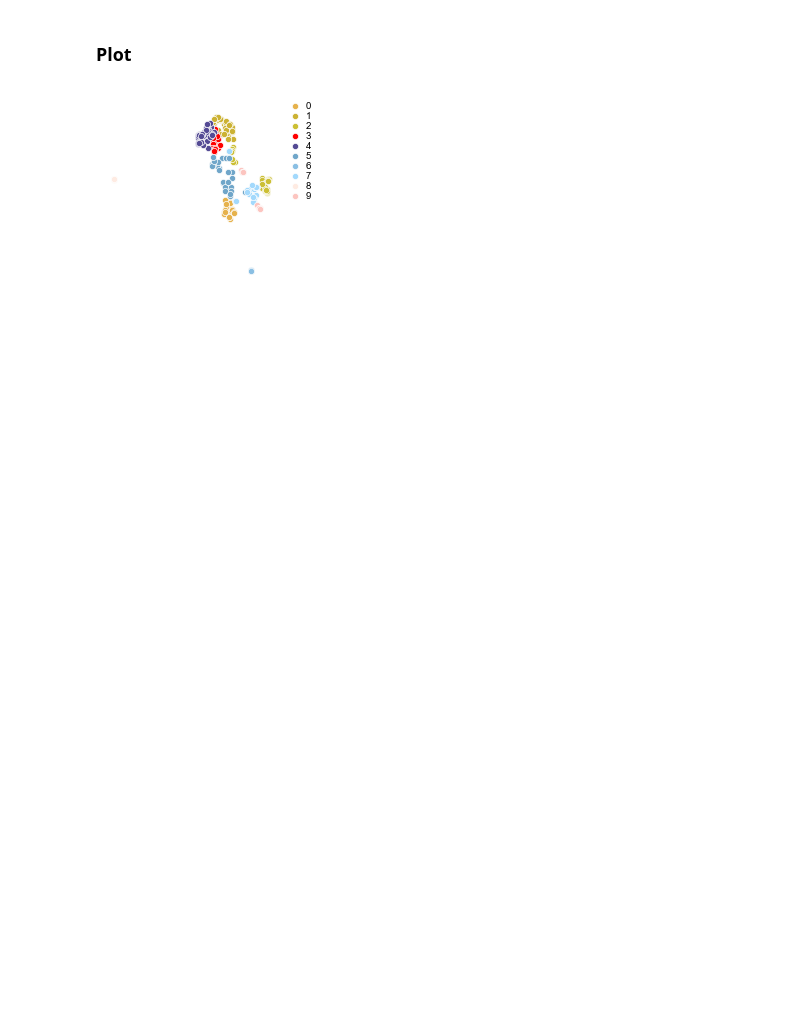
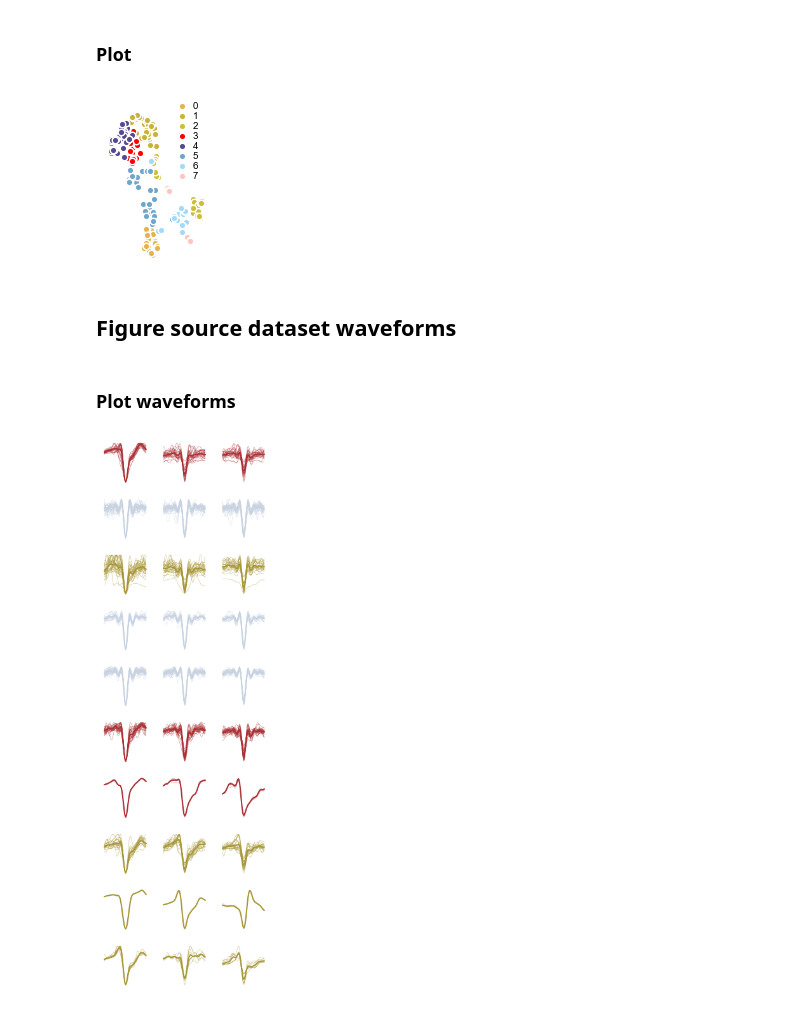
Before and after one commit to steevelaquitaine/spikebias, a Jupyter notebook: notebooks/2_results_editorial_requests/fig3h.ipynb, the cells around one changed output. Drawn from its saved outputs; the diff is of its cells as text; code cells hidden in the pictures; blank space fills up the shorter version.

```diff
--- a/notebooks/2_results_editorial_requests/fig3h.ipynb
+++ b/notebooks/2_results_editorial_requests/fig3h.ipynb
@@ -908,4 +912,5 @@ Name: count, dtype: int64
 # %% [markdown]
 ### Load
 # %%
-df = pd.read_excel("figures/8_source_data/fig3h/fig3h.xlsx")
+# load source dataset
+df = pd.read_excel("figures/8_source_data/fig3h/fig3h_clusters.xlsx")
@@ -913,18 +942,18 @@ df = pd.read_excel("figures/8_source_data/fig3h/fig3h.xlsx")
 ### Plot
 # %%
 # setup plots
-fig, ax = plt.subplots(figsize=(2.2, 2.2))
+fig, ax = plt.subplots(figsize=(1.3, 2))
 
 # plot clusters
 for cluster_id, group in df.groupby("cluster_id"):
     ax.scatter(
         group["x"],
         group["y"],
-        color=clusters_color_map[cluster_id],
+        color=clean_clusters_color_map[cluster_id],
         label=cluster_id,
-        s=20,
+        s=22,
         edgecolors="w",
-        linewidths=0.5,
+        linewidths=1,
     )
 
 # format
@@ -939,4 +968,37 @@ ax.legend(
 # save
 plt.savefig("figures/8_source_data/fig3h/fig3h.svg", **savefig_cfg)
 # %% [output]
-[figure, old version]
+[figure, new version]
+# %% [markdown]
+## Figure source dataset waveforms
+# %% [markdown]
+### Plot waveforms
+# %%
+# load dataset
+df = pd.read_excel("figures/8_source_data/fig3h/fig3h_waveforms.xlsx")
+# %%
+# plot
+n_clusters = df["cluster_id"].nunique()
+
+# setup plot
+fig, axes = plt.subplots(n_clusters, 3, figsize=(3, n_clusters * 0.9))
+
+for cluster_id, cluster_grp in df.groupby("cluster_id"):
+    for site_id, site_grp in cluster_grp.groupby("site_id"):
+
+        ax = axes[cluster_id, site_id]
+        color = site_grp["color"].iloc[0]
+
+        for wf_id, wf in site_grp[~site_grp["is_mean"]].groupby("waveform_id"):
+            ax.plot(wf["time"], wf["voltage"], color=color, alpha=0.5, lw=0.5)
+
+        mean = site_grp[site_grp["is_mean"]]
+        ax.plot(mean["time"], mean["voltage"], color=color, lw=1.5)
+        ax.axis("off")
+
+plt.tight_layout()
+
+# save
+plt.savefig("figures/8_source_data/fig3h/fig3h_waveforms.svg", **savefig_cfg)
+# %% [output]
+[figure, added]
```
Also changed, not shown: parts of 12 cells of this notebook, 5 other files.
